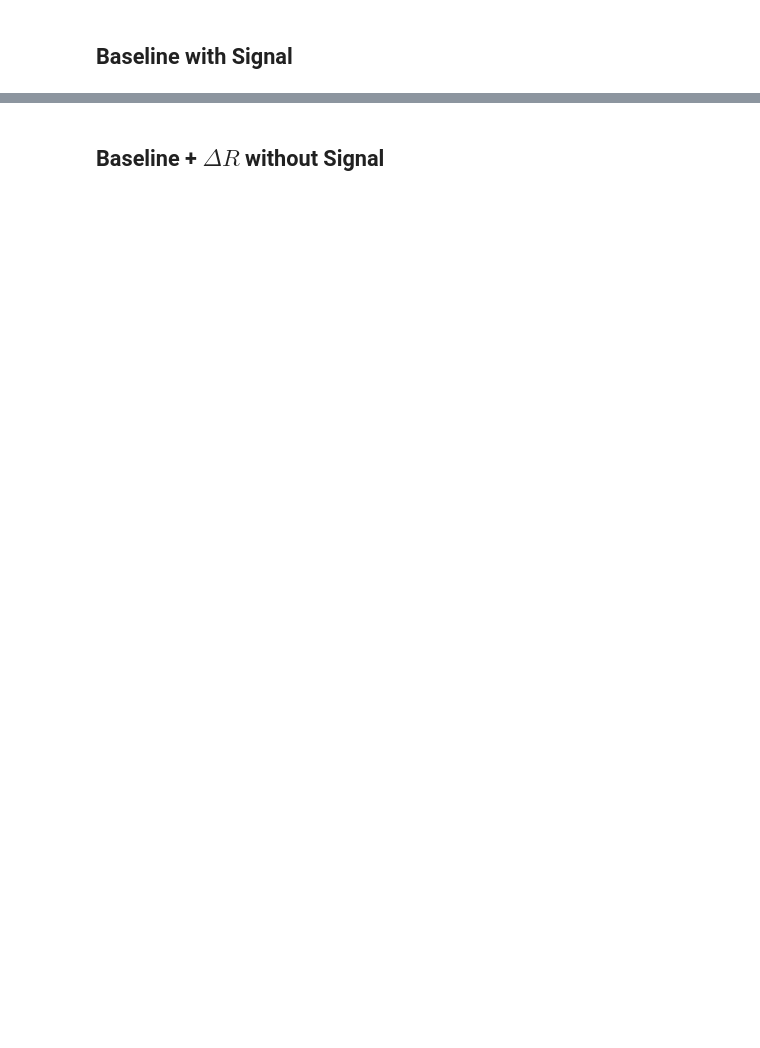
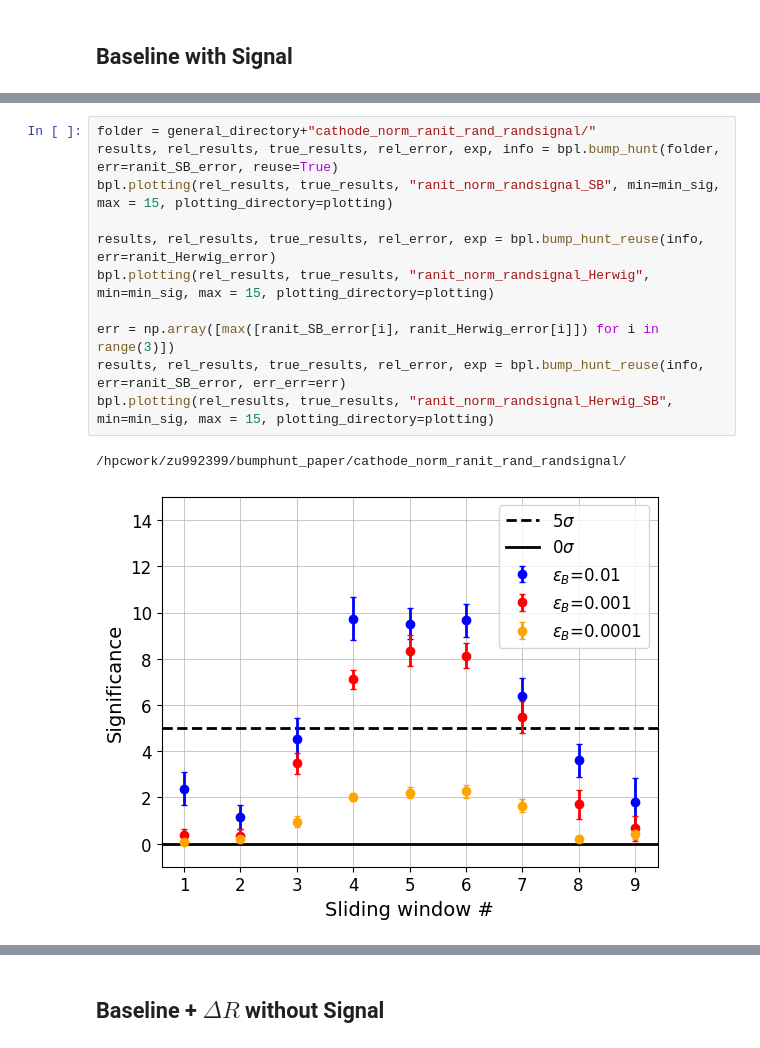
Before and after one commit to mariehein/bumphunt_paper, a Jupyter notebook: bumphunt_ranit_rand.ipynb, the cells around one changed output, grey strips where cells are left out. Drawn from its saved outputs; the diff is of its cells as text; blank space fills up the shorter version.

```diff
--- a/bumphunt_ranit_rand.ipynb
+++ b/bumphunt_ranit_rand.ipynb
@@ -97,0 +115,14 @@ bp.plotting(rel_results, true_results, "ranit_norm_SB", min=min_sig, max = 15, p
+# %%
+folder = general_directory+"cathode_norm_ranit_rand_randsignal/"
+results, rel_results, true_results, rel_error, exp, info = bpl.bump_hunt(folder, err=ranit_SB_error, reuse=True)
+bpl.plotting(rel_results, true_results, "ranit_norm_randsignal_SB", min=min_sig, max = 15, plotting_directory=plotting)
+
+results, rel_results, true_results, rel_error, exp = bpl.bump_hunt_reuse(info, err=ranit_Herwig_error)
+bpl.plotting(rel_results, true_results, "ranit_norm_randsignal_Herwig", min=min_sig, max = 15, plotting_directory=plotting)
+
+err = np.array([max([ranit_SB_error[i], ranit_Herwig_error[i]]) for i in range(3)])
+results, rel_results, true_results, rel_error, exp = bpl.bump_hunt_reuse(info, err=ranit_SB_error, err_err=err)
+bpl.plotting(rel_results, true_results, "ranit_norm_randsignal_Herwig_SB", min=min_sig, max = 15, plotting_directory=plotting)
+# %% [output]
+/hpcwork/zu992399/bumphunt_paper/cathode_norm_ranit_rand_randsignal/
+[figure, added]
```
Also changed, not shown: parts of 11 cells of this notebook, 9 other files.
